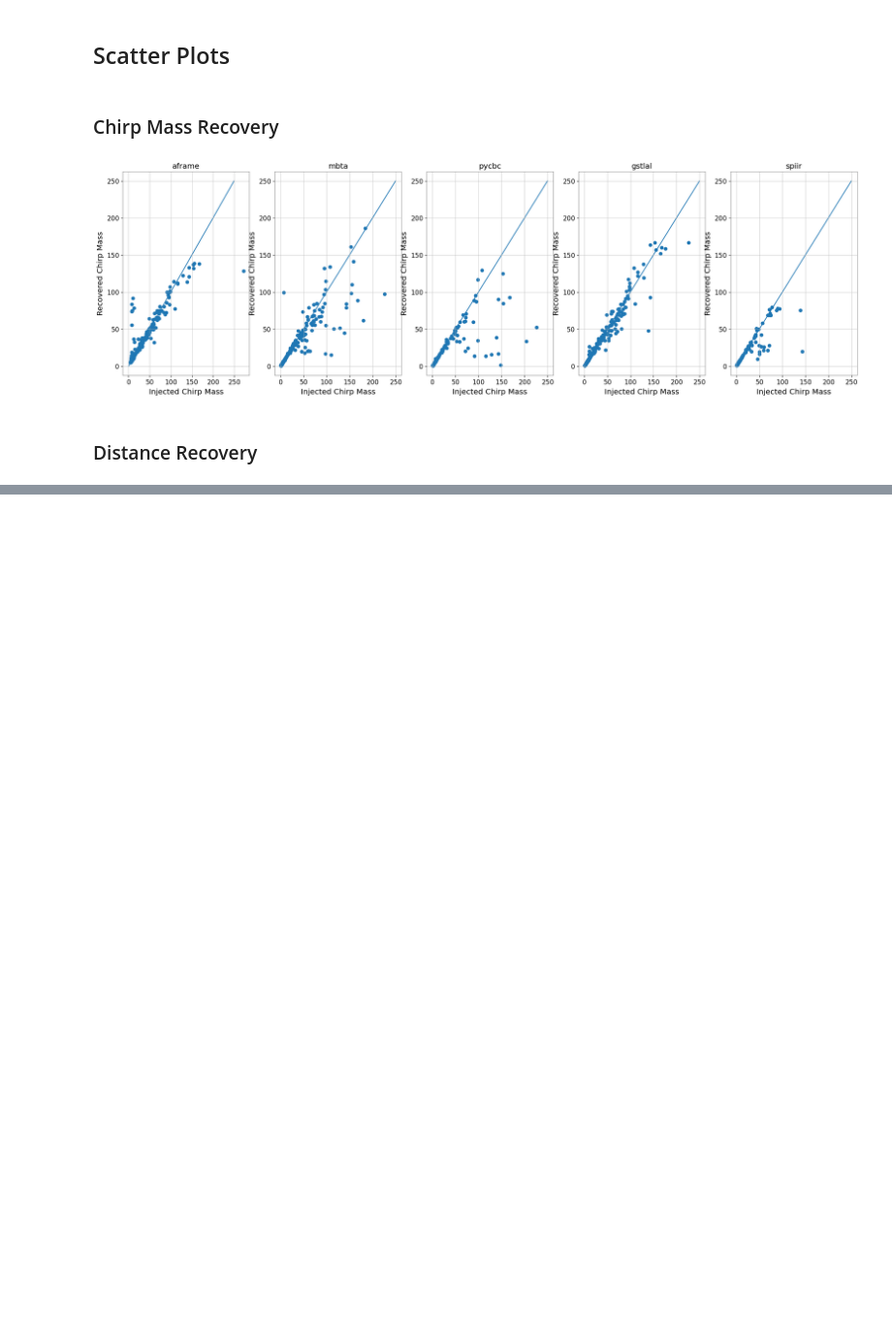
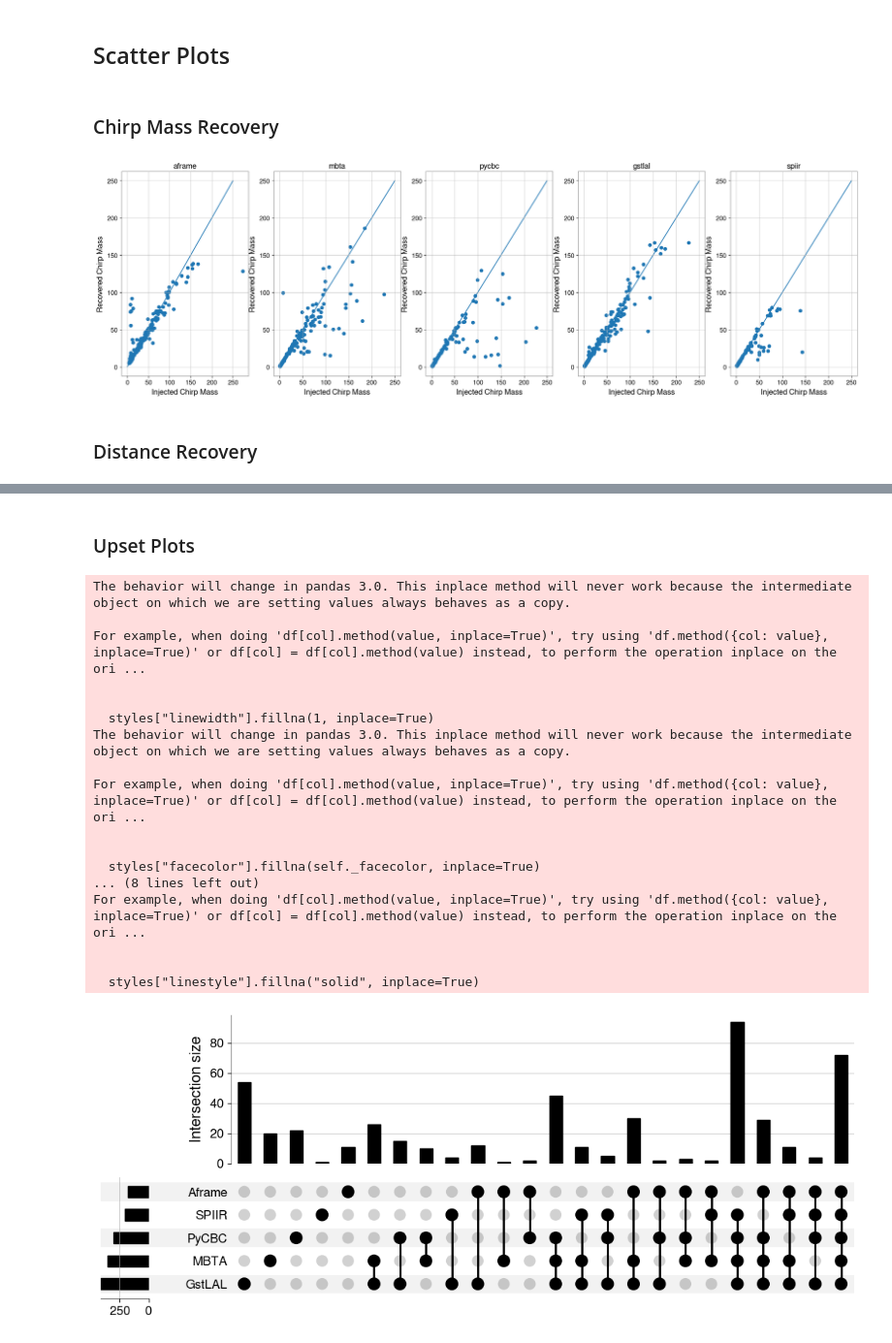
Before and after one commit to EthanMarx/mdc-analytics, a Jupyter notebook: analysis.ipynb, the cells around one changed output, grey strips where cells are left out. Shown at 97% size. Saved outputs shown, nothing was run; the diff lists cells and outputs as text; code cells hidden in the pictures; blank space fills up the shorter version.

Commit message:
added upsetplot

```diff
--- a/analysis.ipynb
+++ b/analysis.ipynb
@@ -187,0 +188,2 @@ Text(0.5, 1.0, 'aframe')
+# %% [markdown]
+### Upset Plots
@@ -187,0 +192,43 @@ Text(0.5, 1.0, 'aframe')
+# %%
+pipelines = ["mbta", "pycbc", "gstlal", "spiir", "aframe"]
+
+label_map = {
+    "pycbc": "PyCBC",
+    "gstlal": "GstLAL",
+    "mbta": "MBTA",
+    "spiir": "SPIIR",
+    "aframe": "Aframe"
+}
+found_masks = {
+    p: (data[f"{p}_graceid"] != "") & data[f"{p}_graceid"].notna()
+    for p in pipelines
+}
+found_indices = {p: data.index[mask] for p, mask in found_masks.items()}
+all_ids = pd.Index(sorted(set.union(*(set(idxs) for idxs in found_indices.values()))))
+df_upset = pd.DataFrame({'events': all_ids})
+for p in pipelines:
+    df_upset[label_map[p]] = df_upset['events'].isin(found_indices[p])
+
+df_upset.set_index('events', inplace=True)
+upset_data = from_indicators(df_upset.columns, df_upset)
+UpSet(upset_data, subset_size='count').plot()
+plt.show()
+# %% [output]
+The behavior will change in pandas 3.0. This inplace method will never work because the intermediate object on which we are setting values always behaves as a copy.
+
+For example, when doing 'df[col].method(value, inplace=True)', try using 'df.method({col: value}, inplace=True)' or df[col] = df[col].method(value) instead, to perform the operation inplace on the ori ...
+
+
+  styles["linewidth"].fillna(1, inplace=True)
+The behavior will change in pandas 3.0. This inplace method will never work because the intermediate object on which we are setting values always behaves as a copy.
+
+For example, when doing 'df[col].method(value, inplace=True)', try using 'df.method({col: value}, inplace=True)' or df[col] = df[col].method(value) instead, to perform the operation inplace on the ori ...
+
+
+  styles["facecolor"].fillna(self._facecolor, inplace=True)
+... (8 lines left out)
+For example, when doing 'df[col].method(value, inplace=True)', try using 'df.method({col: value}, inplace=True)' or df[col] = df[col].method(value) instead, to perform the operation inplace on the ori ...
+
+
+  styles["linestyle"].fillna("solid", inplace=True)
+[figure, added]
```
Also changed, not shown: parts of 7 cells of this notebook.
